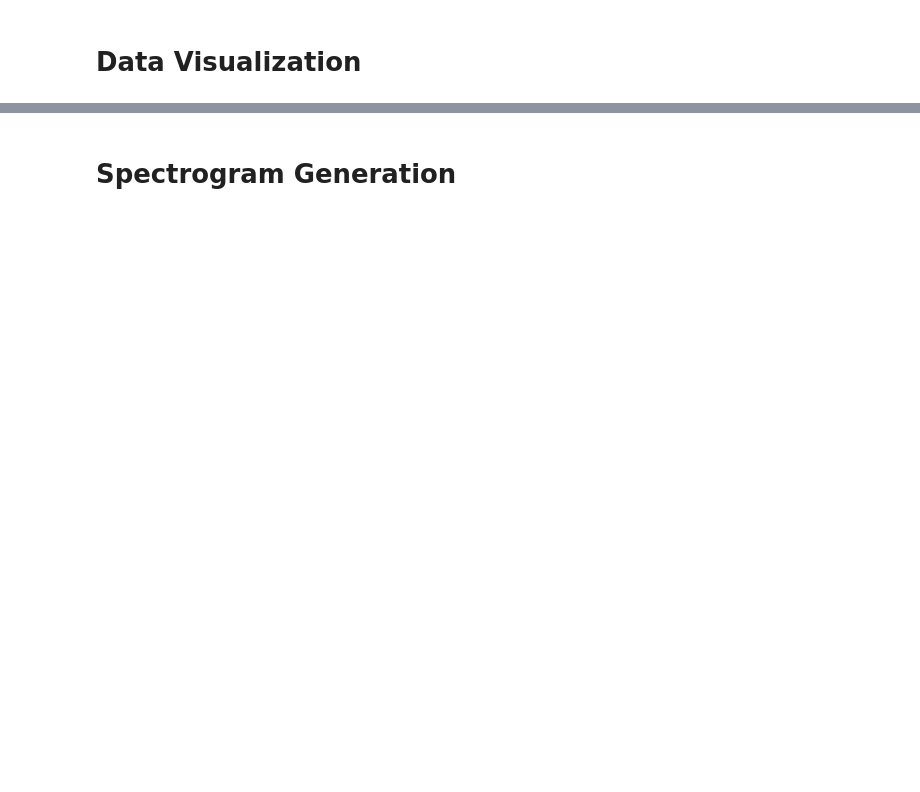
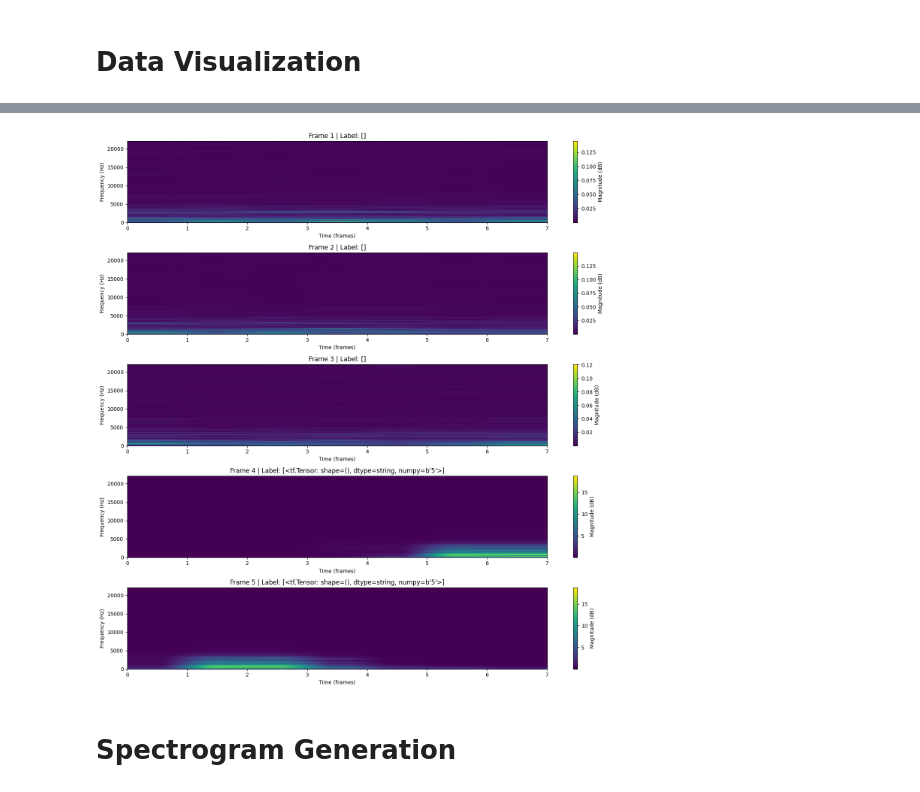
Before and after one commit to IConnC/Acoustic-Keylogger, a Jupyter notebook: training/model.ipynb, the cells around one changed output, grey strips where cells are left out. Saved outputs shown, nothing was run; the diff lists cells and outputs as text; code cells hidden in the pictures; blank space fills up the shorter version.

```diff
--- a/training/model.ipynb
+++ b/training/model.ipynb
@@ -16,7 +16,7 @@ AUTOTUNE = tf.data.AUTOTUNE
 # %% [markdown]
 ### Helper Functions
 # %%
-ALL_LABELS = ["no_keypress", 'Rctrl', 'p', 'esc', 'g', 'slash', 'down', '7', 'Lalt', 'equal', 'w', 'a', 'dash', 'caps', 'l', 'd', 'backspace', 'bracketclose', 'z', '1', 'end', 'Rshift', 'comma', 'c', 'fn', 'tab', 'b', 'j', 'cmd', 'right', 'Lctrl', 'n', 't', 'f', 'm', 'Ralt', 'o', 'apostrophe', 'y', '8', 'space', 'backslash', 's', '9', 'i', 'r', 'asterisk', 'bracketopen', 'semicolon', 'q', '5', 'k', '3', 'x', '4', '6', '2', 'Lshift', 'left', 'backtick', 'enter', 'fullstop', 'e', '0', 'h', 'v', 'up', 'u', 'altL', 'altR', 'lcmd', 'delete']
+ALL_LABELS = tf.constant(['Rctrl', 'p', 'esc', 'g', 'slash', 'down', '7', 'Lalt', 'equal', 'w', 'a', 'dash', 'caps', 'l', 'd', 'backspace', 'bracketclose', 'z', '1', 'end', 'Rshift', 'comma', 'c', 'fn', 'tab', 'b', 'j', 'cmd', 'right', 'Lctrl', 'n', 't', 'f', 'm', 'Ralt', 'o', 'apostrophe', 'y', '8', 'space', 'backslash', 's', '9', 'i', 'r', 'asterisk', 'bracketopen', 'semicolon', 'q', '5', 'k', '3', 'x', '4', '6', '2', 'Lshift', 'left', 'backtick', 'enter', 'fullstop', 'e', '0', 'h', 'v', 'up', 'u', 'altL', 'altR', 'lcmd', 'delete'], dtype=tf.string)
 
 def get_waveform(filepath):
     audio_binary = tf.io.read_file(filepath)
@@ -34,16 +34,25 @@ def get_waveform(filepath):
 # Encodes a list of instance labels into a binary vector
 def multi_label_binary_encode_tensor(instance_labels):
     # Ensure instance_labels is a list (to handle both single and multi-label cases)
+    if isinstance(instance_labels, tf.Tensor) and instance_labels.shape == ():
+        instance_labels = tf.expand_dims(instance_labels, axis=0)
+
+    # Ensure instance_labels is a list
     if isinstance(instance_labels, str):
         instance_labels = [instance_labels]
+
+    print(f"Encoding labels: {instance_labels}")  # Debug
 
     # Create a tensor of zeros with the same length as all_labels
     binary_vector = tf.zeros(len(ALL_LABELS), dtype=tf.int32)
 
     # Iterate through instance_labels and set corresponding indices to 1
     for label in instance_labels:
-        if label in ALL_LABELS:
-            index = ALL_LABELS.index(label)
+        # Find the index of the label in ALL_LABELS using TensorFlow string matching
+        matches = tf.equal(ALL_LABELS, label)
+        indices = tf.where(matches)  # Indices where matches occur
+        if tf.size(indices) > 0:  # Ensure the label exists in ALL_LABELS
+            index = indices[0][0]
             binary_vector = tf.tensor_scatter_nd_update(
                 binary_vector, indices=[[index]], updates=[1]
             )
@@ -57,5 +66,6 @@ def multi_label_binary_decode_tensor(binary_vector):
 
 print(multi_label_binary_encode_tensor("no_keypress"))
 print(multi_label_binary_encode_tensor(["no_keypress", "p", "g"]))
+print(multi_label_binary_decode_tensor(multi_label_binary_encode_tensor(["no_keypress"])))
 print(multi_label_binary_decode_tensor(multi_label_binary_encode_tensor(["no_keypress", "p", "g"])))
 # %% [output]
@@ -240,3 +257,46 @@ plot_raw_audio_samples()
+# %%
+def plot_spectrogram_sequence(sequence, sample_rate=44100, frame_length=4410, frame_step=2204, label=None):
+    sequence_length = sequence.shape[0]
+
+    plt.figure(figsize=(15, 3 * sequence_length))  # Adjust figure size based on sequence length
+
+    for i, frame in enumerate(sequence):
+        # Compute STFT (Short-Time Fourier Transform)
+        stft = tf.signal.stft(
+            frame,
+            frame_length=frame_length // 4,
+            frame_step=frame_step // 4,
+            fft_length=frame_length // 2,
+        )
+
+        # Compute magnitude spectrogram
+        spectrogram = tf.abs(stft)
+        spectrogram = tf.transpose(spectrogram)  # Transpose for better visualization
+
+        # Plot the spectrogram
+        plt.subplot(sequence_length, 1, i + 1)
+        plt.imshow(
+            10 * tf.math.log1p(spectrogram).numpy(),  # Log-scaled spectrogram
+            aspect='auto',
+            origin='lower',
+            extent=[0, spectrogram.shape[1], 0, sample_rate / 2]
+        )
+        plt.colorbar(label="Magnitude (dB)")
+        title = f"Frame {i + 1}"
+        if label is not None:
+            title += f" | Label: {label[i]}"
+        plt.title(title)
+        plt.ylabel("Frequency (Hz)")
+        plt.xlabel("Time (frames)")
+
+    plt.tight_layout()
+    plt.show()
+
+# ds = flattened_ds.shuffle(10000)
+for sequence, label_sequence in flattened_ds.take(1):
+    plot_spectrogram_sequence(sequence, label=[multi_label_binary_decode_tensor(x) for x in label_sequence])
+# %% [output]
+[figure, added]
 # %% [markdown]
 # Spectrogram Generation
 # %%
```
Also changed, not shown: parts of 4 cells of this notebook.
